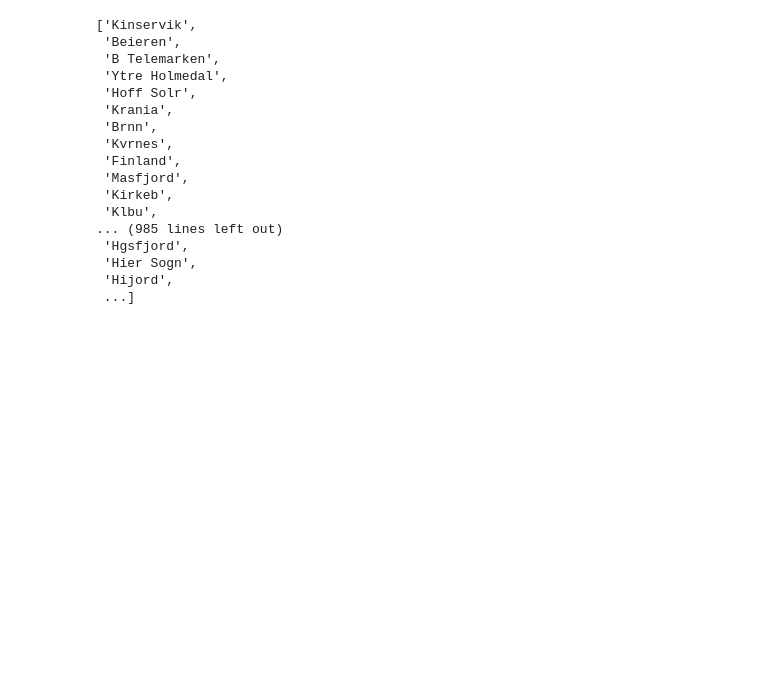
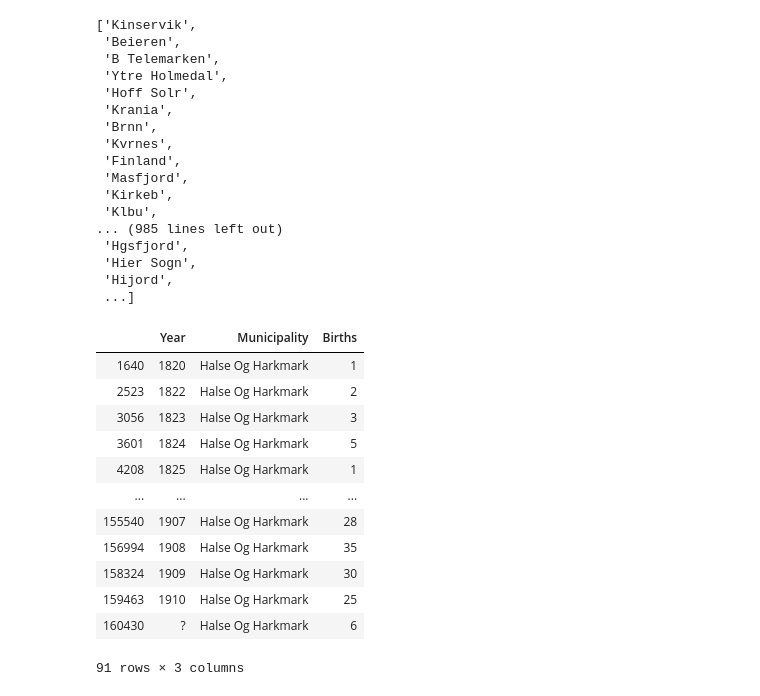
Before and after one commit to BerntA/NorwegianDemographics, a Jupyter notebook: src/visualize.ipynb, the cells around one changed output. Drawn from its saved outputs; the diff is of its cells as text; code cells hidden in the pictures; blank space fills up the shorter version.

```diff
--- a/src/visualize.ipynb
+++ b/src/visualize.ipynb
@@ -185,3 +185,19 @@ visualize(df_municipalities, np.array([np.random.permutation(['YES', 'NO', 'MAYB
  'Hier Sogn',
  'Hijord',
  ...]
+# %%
+df_births.loc[df_births.Municipality == 'Halse Og Harkmark']
+# %% [output]
+|  | Year | Municipality | Births |
+| 1640 | 1820 | Halse Og Harkmark | 1 |
+| 2523 | 1822 | Halse Og Harkmark | 2 |
+| 3056 | 1823 | Halse Og Harkmark | 3 |
+| 3601 | 1824 | Halse Og Harkmark | 5 |
+| 4208 | 1825 | Halse Og Harkmark | 1 |
+| ... | ... | ... | ... |
+| 155540 | 1907 | Halse Og Harkmark | 28 |
+| 156994 | 1908 | Halse Og Harkmark | 35 |
+| 158324 | 1909 | Halse Og Harkmark | 30 |
+| 159463 | 1910 | Halse Og Harkmark | 25 |
+| 160430 | ? | Halse Og Harkmark | 6 |
+91 rows × 3 columns
```
Also changed, not shown: parts of 1 cell of this notebook, 3 other files.
